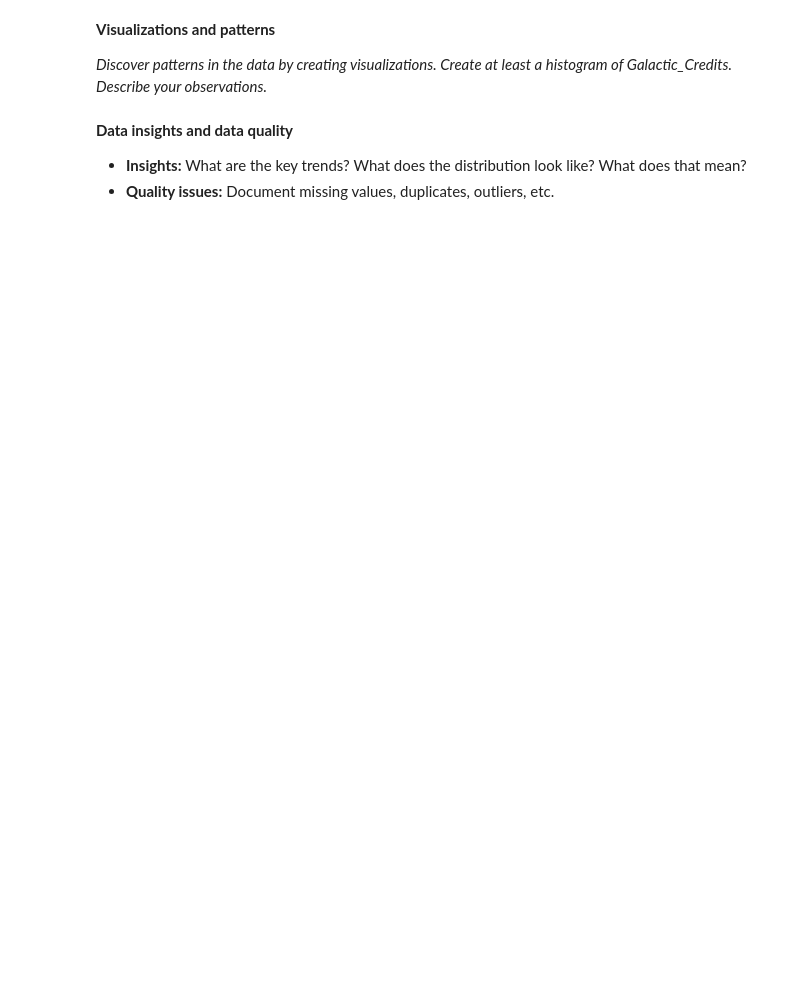
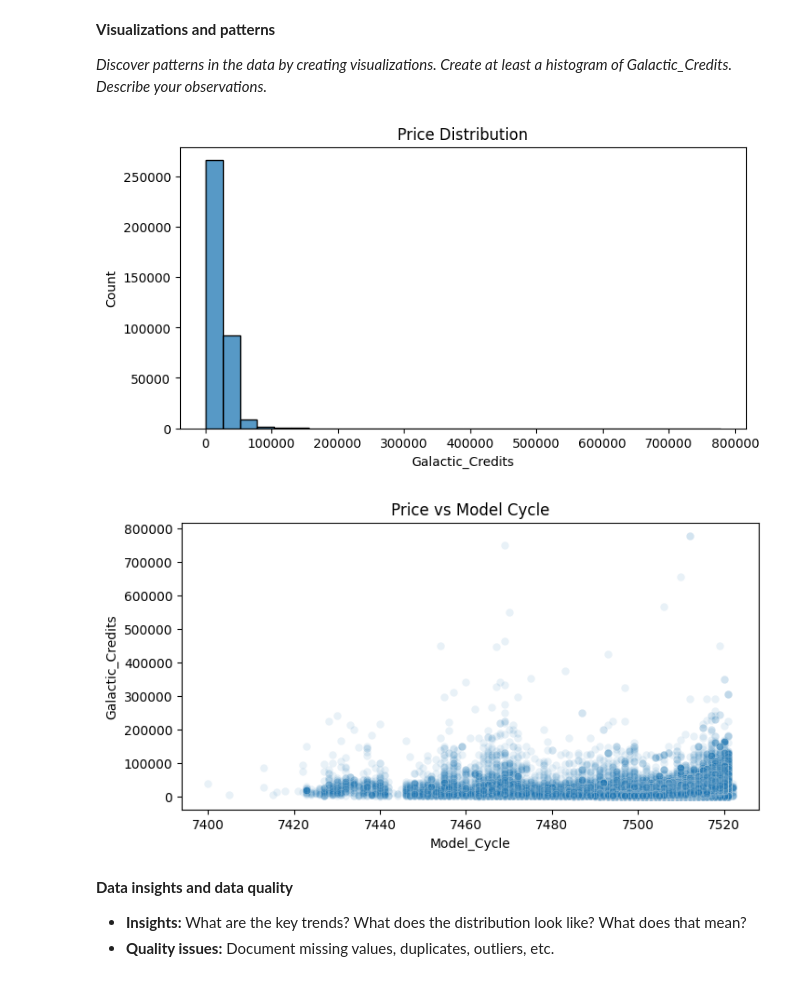
Before and after one commit to XueHu2222/Iteration-1, a Jupyter notebook: assignment_template_it1.ipynb, the cells around one changed output. Cells and saved outputs as stored; diff of their text form; code cells hidden in the pictures; blank space fills up the shorter version.

```diff
--- a/assignment_template_it1.ipynb
+++ b/assignment_template_it1.ipynb
@@ -77,6 +97,18 @@ df.head()
 *Discover patterns in the data by creating visualizations. Create at least a histogram of Galactic_Credits. Describe your observations.*
 # %%
 # CODE CELL: Generate visualizations (e.g., scatter plots, histograms)
+plt.figure(figsize=(8, 4))
+sns.histplot(df['Galactic_Credits'], bins=30, kde=False)
+plt.title('Price Distribution')
+plt.show()
+
+plt.figure(figsize=(8, 4))
+sns.scatterplot(data=df, x='Model_Cycle', y='Galactic_Credits', alpha=0.1)
+plt.title('Price vs Model Cycle')
+plt.show()
+# %% [output]
+[figure, added]
+[figure, added]
 # %% [markdown]
 **Data insights and data quality**
 * **Insights:** What are the key trends? What does the distribution look like? What does that mean?
```
Also changed, not shown: parts of 7 cells of this notebook.
